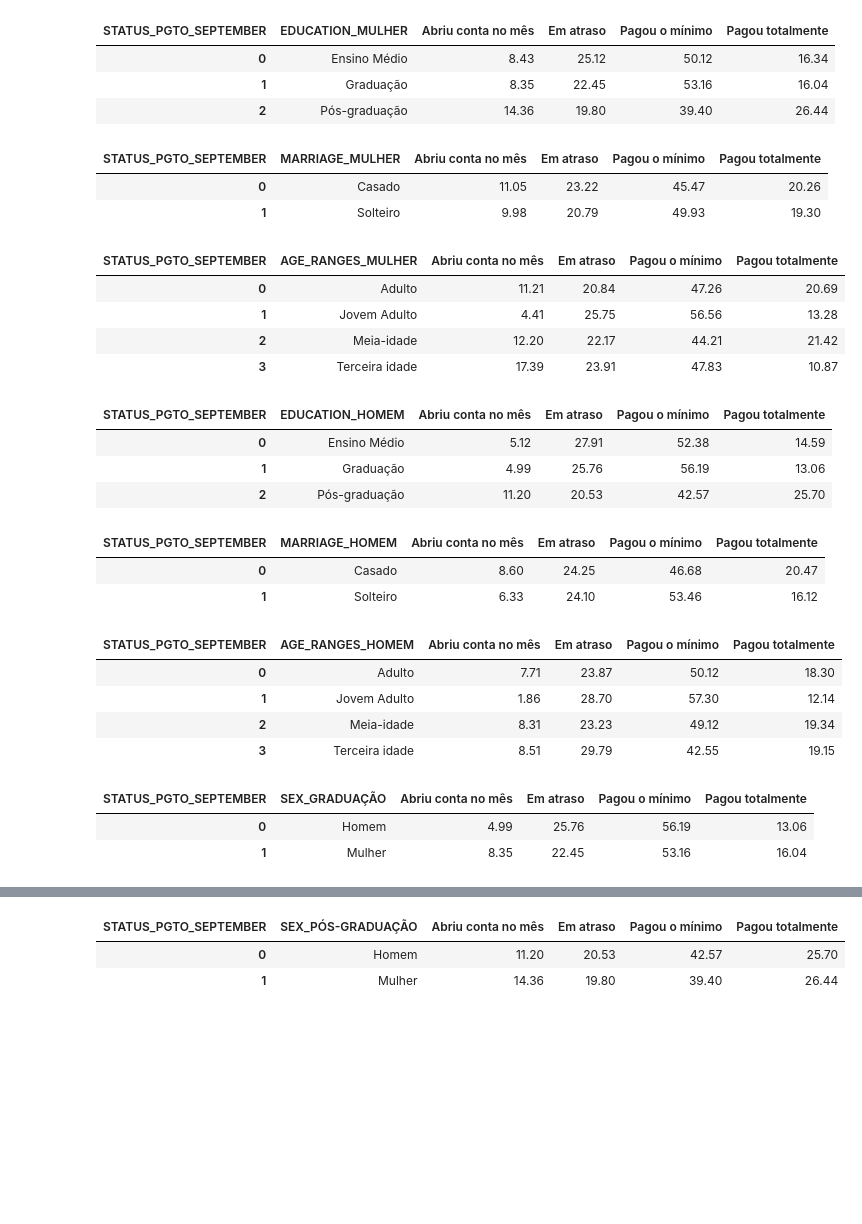
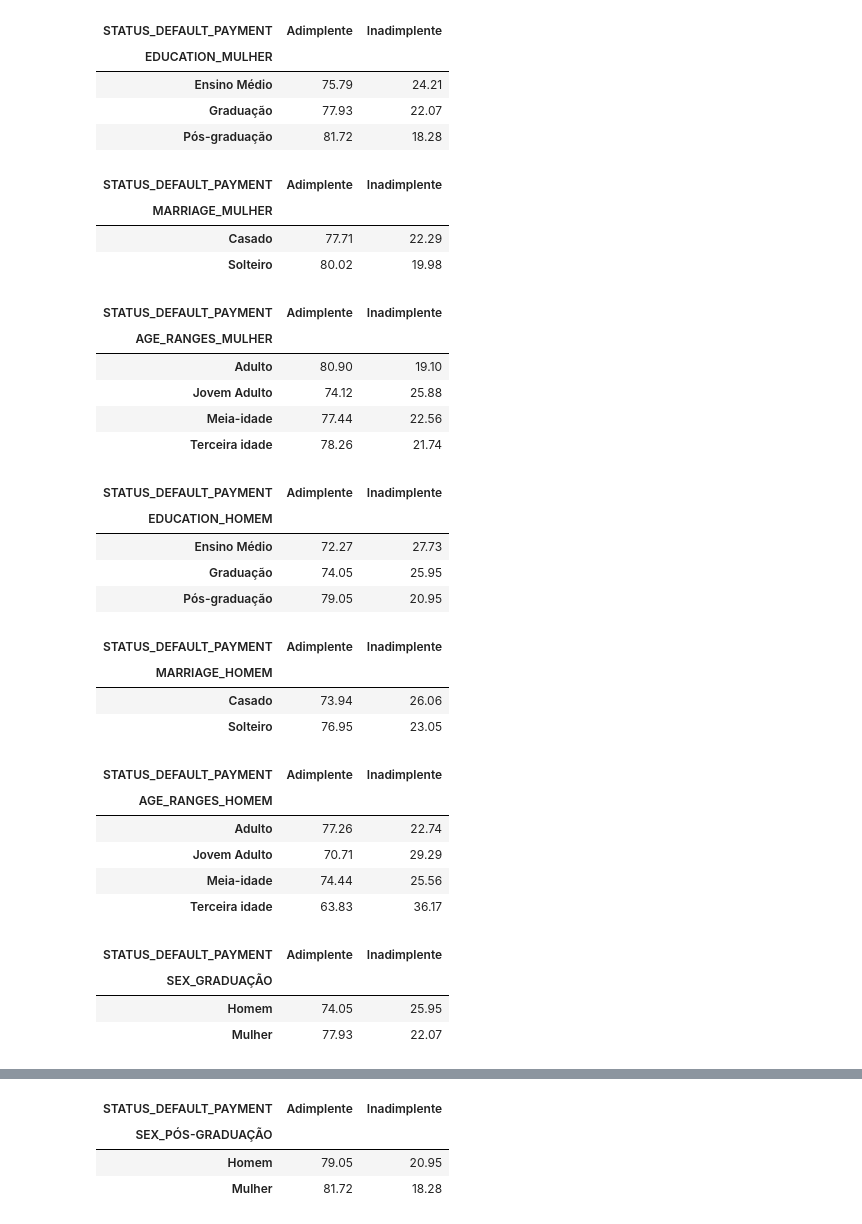
Before and after one commit to marqsleal/pandas-display-script, a Jupyter notebook: script.ipynb, the cells around one changed output, grey strips where cells are left out. Saved outputs shown, nothing was run; the diff lists cells and outputs as text; code cells hidden in the pictures; blank space fills up the shorter version.

Commit message:
Base de dados

```diff
--- a/script.ipynb
+++ b/script.ipynb
@@ -1,56 +1,63 @@
 # %%
 import pandas as pd
 
 def display_pagadores(df: pd.DataFrame, colunas: list, eixo: str, alvo: str, comparativo: str):
     for coluna in colunas:
         if coluna not in df.columns:
             raise ValueError(f"Coluna {coluna} não encontrada no DataFrame.")
 
     df_display = df[(df[eixo] == alvo)]
     for coluna in colunas:
         if (coluna == eixo) or (coluna == comparativo):
             continue
 
         dados = df_display[[coluna, comparativo]]
 
         coluna_rename = f'{coluna}_{alvo.upper()}'
         dados = dados.rename(columns={coluna : coluna_rename})
 
         contagem = dados.groupby([coluna_rename])[comparativo].value_counts().unstack()
-        porcentagem = ((contagem.divide(contagem.sum(axis=1), axis=0) * 100).round(2)).reset_index().dropna()
+        porcentagem = ((contagem.divide(contagem.sum(axis=1), axis=0) * 100).round(2)).dropna()
 
         display(porcentagem)
 
-df_pagadores = pd.read_csv('dados/df_pagadores.csv')
+df_pagadores = pd.read_csv('dados/df_pagadores_status_pgto.csv') # df_pagadores_default_payment.csv / df_pagadores_status_pgto.csv
 
 for column in df_pagadores.columns:
     for value in df_pagadores[column].unique():
-        display_pagadores(df=df_pagadores, colunas=df_pagadores.columns, eixo=column, alvo=value, comparativo='STATUS_PGTO_SEPTEMBER')
+        display_pagadores(df=df_pagadores, colunas=df_pagadores.columns, eixo=column, alvo=value, comparativo=df_pagadores.columns[-1])
 # %% [output]
-| STATUS_PGTO_SEPTEMBER | EDUCATION_MULHER | Abriu conta no mês | Em atraso | Pagou o mínimo | Pagou totalmente |
-| 0 | Ensino Médio | 8.43 | 25.12 | 50.12 | 16.34 |
-| 1 | Graduação | 8.35 | 22.45 | 53.16 | 16.04 |
-| 2 | Pós-graduação | 14.36 | 19.80 | 39.40 | 26.44 |
+| STATUS_DEFAULT_PAYMENT | Adimplente | Inadimplente |
+| EDUCATION_MULHER |  |  |
+| Ensino Médio | 75.79 | 24.21 |
+| Graduação | 77.93 | 22.07 |
+| Pós-graduação | 81.72 | 18.28 |
-| STATUS_PGTO_SEPTEMBER | MARRIAGE_MULHER | Abriu conta no mês | Em atraso | Pagou o mínimo | Pagou totalmente |
-| 0 | Casado | 11.05 | 23.22 | 45.47 | 20.26 |
-| 1 | Solteiro | 9.98 | 20.79 | 49.93 | 19.30 |
+| STATUS_DEFAULT_PAYMENT | Adimplente | Inadimplente |
+| MARRIAGE_MULHER |  |  |
+| Casado | 77.71 | 22.29 |
+| Solteiro | 80.02 | 19.98 |
-| STATUS_PGTO_SEPTEMBER | AGE_RANGES_MULHER | Abriu conta no mês | Em atraso | Pagou o mínimo | Pagou totalmente |
-| 0 | Adulto | 11.21 | 20.84 | 47.26 | 20.69 |
-| 1 | Jovem Adulto | 4.41 | 25.75 | 56.56 | 13.28 |
-| 2 | Meia-idade | 12.20 | 22.17 | 44.21 | 21.42 |
-| 3 | Terceira idade | 17.39 | 23.91 | 47.83 | 10.87 |
+| STATUS_DEFAULT_PAYMENT | Adimplente | Inadimplente |
+| AGE_RANGES_MULHER |  |  |
+| Adulto | 80.90 | 19.10 |
+| Jovem Adulto | 74.12 | 25.88 |
+| Meia-idade | 77.44 | 22.56 |
+| Terceira idade | 78.26 | 21.74 |
-| STATUS_PGTO_SEPTEMBER | EDUCATION_HOMEM | Abriu conta no mês | Em atraso | Pagou o mínimo | Pagou totalmente |
-| 0 | Ensino Médio | 5.12 | 27.91 | 52.38 | 14.59 |
-| 1 | Graduação | 4.99 | 25.76 | 56.19 | 13.06 |
-| 2 | Pós-graduação | 11.20 | 20.53 | 42.57 | 25.70 |
+| STATUS_DEFAULT_PAYMENT | Adimplente | Inadimplente |
+| EDUCATION_HOMEM |  |  |
+| Ensino Médio | 72.27 | 27.73 |
+| Graduação | 74.05 | 25.95 |
+| Pós-graduação | 79.05 | 20.95 |
-| STATUS_PGTO_SEPTEMBER | MARRIAGE_HOMEM | Abriu conta no mês | Em atraso | Pagou o mínimo | Pagou totalmente |
-| 0 | Casado | 8.60 | 24.25 | 46.68 | 20.47 |
-| 1 | Solteiro | 6.33 | 24.10 | 53.46 | 16.12 |
+| STATUS_DEFAULT_PAYMENT | Adimplente | Inadimplente |
+| MARRIAGE_HOMEM |  |  |
+| Casado | 73.94 | 26.06 |
+| Solteiro | 76.95 | 23.05 |
-| STATUS_PGTO_SEPTEMBER | AGE_RANGES_HOMEM | Abriu conta no mês | Em atraso | Pagou o mínimo | Pagou totalmente |
-| 0 | Adulto | 7.71 | 23.87 | 50.12 | 18.30 |
-| 1 | Jovem Adulto | 1.86 | 28.70 | 57.30 | 12.14 |
-| 2 | Meia-idade | 8.31 | 23.23 | 49.12 | 19.34 |
-| 3 | Terceira idade | 8.51 | 29.79 | 42.55 | 19.15 |
+| STATUS_DEFAULT_PAYMENT | Adimplente | Inadimplente |
+| AGE_RANGES_HOMEM |  |  |
+| Adulto | 77.26 | 22.74 |
+| Jovem Adulto | 70.71 | 29.29 |
+| Meia-idade | 74.44 | 25.56 |
+| Terceira idade | 63.83 | 36.17 |
-| STATUS_PGTO_SEPTEMBER | SEX_GRADUAÇÃO | Abriu conta no mês | Em atraso | Pagou o mínimo | Pagou totalmente |
-| 0 | Homem | 4.99 | 25.76 | 56.19 | 13.06 |
-| 1 | Mulher | 8.35 | 22.45 | 53.16 | 16.04 |
+| STATUS_DEFAULT_PAYMENT | Adimplente | Inadimplente |
+| SEX_GRADUAÇÃO |  |  |
+| Homem | 74.05 | 25.95 |
+| Mulher | 77.93 | 22.07 |
@@ -65,3 +74,4 @@ for column in df_pagadores.columns:
-| STATUS_PGTO_SEPTEMBER | SEX_PÓS-GRADUAÇÃO | Abriu conta no mês | Em atraso | Pagou o mínimo | Pagou totalmente |
-| 0 | Homem | 11.20 | 20.53 | 42.57 | 25.70 |
-| 1 | Mulher | 14.36 | 19.80 | 39.40 | 26.44 |
+| STATUS_DEFAULT_PAYMENT | Adimplente | Inadimplente |
+| SEX_PÓS-GRADUAÇÃO |  |  |
+| Homem | 79.05 | 20.95 |
+| Mulher | 81.72 | 18.28 |
```
Also changed, not shown: parts of 1 cell of this notebook, 2 other files.
